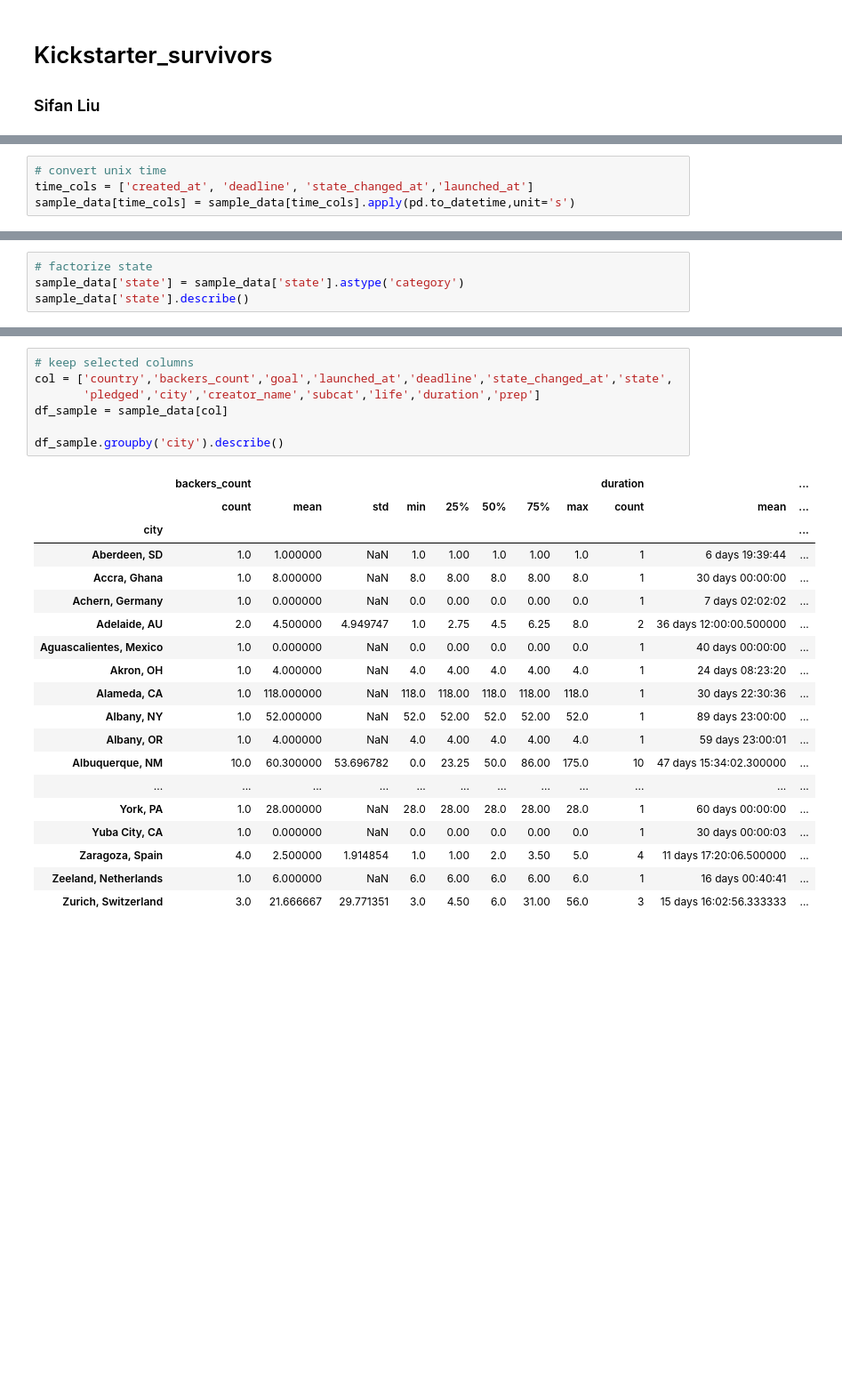
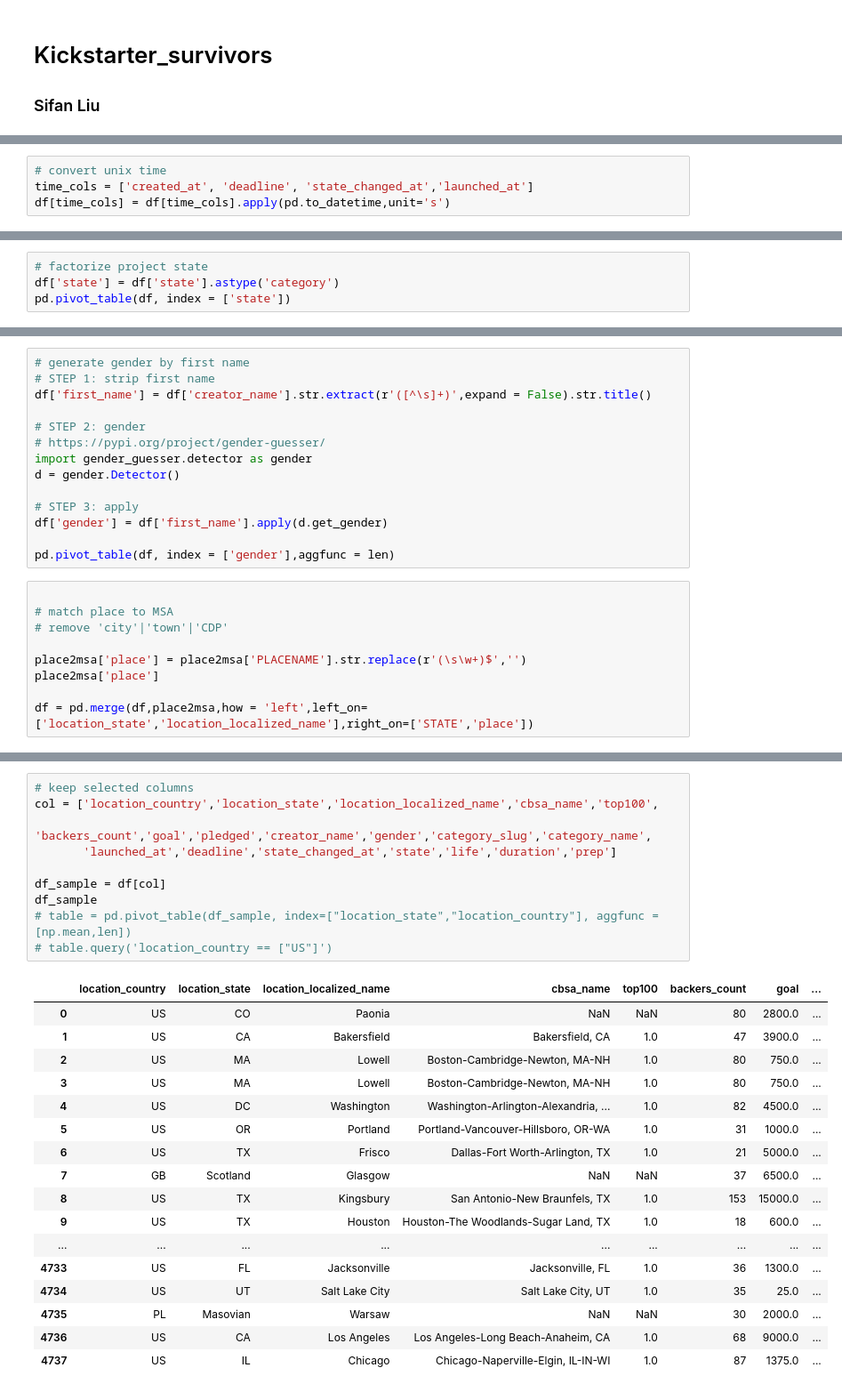
Before and after one commit to fansi-sifan/Kickstarter_survivor, a Jupyter notebook: Kickstarter_survivors.ipynb, the cells around one changed output, grey strips where cells are left out. Shown: that part at 89% size. Drawn from its saved outputs; the diff is of its cells as text; blank space fills up the shorter version.

Commit message:
Finalize sample data cleaning

```diff
--- a/Kickstarter_survivors.ipynb
+++ b/Kickstarter_survivors.ipynb
@@ -30,4 +80,4 @@ memory usage: 1.0+ MB
 # %%
 # convert unix time
 time_cols = ['created_at', 'deadline', 'state_changed_at','launched_at']
-sample_data[time_cols] = sample_data[time_cols].apply(pd.to_datetime,unit='s')
+df[time_cols] = df[time_cols].apply(pd.to_datetime,unit='s')
@@ -34,5 +91,5 @@ sample_data[time_cols] = sample_data[time_cols].apply(pd.to_datetime,unit='s')
 # %%
-# factorize state
-sample_data['state'] = sample_data['state'].astype('category')
-sample_data['state'].describe()
+# factorize project state
+df['state'] = df['state'].astype('category')
+pd.pivot_table(df, index = ['state'])
 # %% [output]
@@ -90,0 +97,23 @@ sample_data['prep'] =  sample_data['launched_at'] - sample_data['created_at']
+# %%
+# generate gender by first name
+# STEP 1: strip first name
+df['first_name'] = df['creator_name'].str.extract(r'([^\s]+)',expand = False).str.title()
+
+# STEP 2: gender
+# https://pypi.org/project/gender-guesser/
+import gender_guesser.detector as gender
+d = gender.Detector()
+
+# STEP 3: apply
+df['gender'] = df['first_name'].apply(d.get_gender)
+
+pd.pivot_table(df, index = ['gender'],aggfunc = len)
+# %%
+
+# match place to MSA
+# remove 'city'|'town'|'CDP'
+
+place2msa['place'] = place2msa['PLACENAME'].str.replace(r'(\s\w+)$','')
+place2msa['place']
+
+df = pd.merge(df,place2msa,how = 'left',left_on=['location_state','location_localized_name'],right_on=['STATE','place'])
@@ -91,27 +122,28 @@ sample_data['prep'] =  sample_data['launched_at'] - sample_data['created_at']
 # %%
 # keep selected columns
-col = ['country','backers_count','goal','launched_at','deadline','state_changed_at','state',
-       'pledged','city','creator_name','subcat','life','duration','prep']
-df_sample = sample_data[col]
+col = ['location_country','location_state','location_localized_name','cbsa_name','top100',
+       'backers_count','goal','pledged','creator_name','gender','category_slug','category_name',
+       'launched_at','deadline','state_changed_at','state','life','duration','prep']
 
-df_sample.groupby('city').describe()
+df_sample = df[col]
+df_sample
+# table = pd.pivot_table(df_sample, index=["location_state","location_country"], aggfunc = [np.mean,len])
+# table.query('location_country == ["US"]')
 # %% [output]
-|  | backers_count |  |  |  |  |  |  |  | duration |  | ... |
-|  | count | mean | std | min | 25% | 50% | 75% | max | count | mean | ... |
-| city |  |  |  |  |  |  |  |  |  |  | ... |
-| Aberdeen, SD | 1.0 | 1.000000 | NaN | 1.0 | 1.00 | 1.0 | 1.00 | 1.0 | 1 | 6 days 19:39:44 | ... |
-| Accra, Ghana | 1.0 | 8.000000 | NaN | 8.0 | 8.00 | 8.0 | 8.00 | 8.0 | 1 | 30 days 00:00:00 | ... |
-| Achern, Germany | 1.0 | 0.000000 | NaN | 0.0 | 0.00 | 0.0 | 0.00 | 0.0 | 1 | 7 days 02:02:02 | ... |
-| Adelaide, AU | 2.0 | 4.500000 | 4.949747 | 1.0 | 2.75 | 4.5 | 6.25 | 8.0 | 2 | 36 days 12:00:00.500000 | ... |
-| Aguascalientes, Mexico | 1.0 | 0.000000 | NaN | 0.0 | 0.00 | 0.0 | 0.00 | 0.0 | 1 | 40 days 00:00:00 | ... |
-| Akron, OH | 1.0 | 4.000000 | NaN | 4.0 | 4.00 | 4.0 | 4.00 | 4.0 | 1 | 24 days 08:23:20 | ... |
-| Alameda, CA | 1.0 | 118.000000 | NaN | 118.0 | 118.00 | 118.0 | 118.00 | 118.0 | 1 | 30 days 22:30:36 | ... |
-| Albany, NY | 1.0 | 52.000000 | NaN | 52.0 | 52.00 | 52.0 | 52.00 | 52.0 | 1 | 89 days 23:00:00 | ... |
-| Albany, OR | 1.0 | 4.000000 | NaN | 4.0 | 4.00 | 4.0 | 4.00 | 4.0 | 1 | 59 days 23:00:01 | ... |
-| Albuquerque, NM | 10.0 | 60.300000 | 53.696782 | 0.0 | 23.25 | 50.0 | 86.00 | 175.0 | 10 | 47 days 15:34:02.300000 | ... |
-| ... | ... | ... | ... | ... | ... | ... | ... | ... | ... | ... | ... |
-| York, PA | 1.0 | 28.000000 | NaN | 28.0 | 28.00 | 28.0 | 28.00 | 28.0 | 1 | 60 days 00:00:00 | ... |
-| Yuba City, CA | 1.0 | 0.000000 | NaN | 0.0 | 0.00 | 0.0 | 0.00 | 0.0 | 1 | 30 days 00:00:03 | ... |
-| Zaragoza, Spain | 4.0 | 2.500000 | 1.914854 | 1.0 | 1.00 | 2.0 | 3.50 | 5.0 | 4 | 11 days 17:20:06.500000 | ... |
-| Zeeland, Netherlands | 1.0 | 6.000000 | NaN | 6.0 | 6.00 | 6.0 | 6.00 | 6.0 | 1 | 16 days 00:40:41 | ... |
-| Zurich, Switzerland | 3.0 | 21.666667 | 29.771351 | 3.0 | 4.50 | 6.0 | 31.00 | 56.0 | 3 | 15 days 16:02:56.333333 | ... |
+|  | location_country | location_state | location_localized_name | cbsa_name | top100 | backers_count | goal | ... |
+| 0 | US | CO | Paonia | NaN | NaN | 80 | 2800.0 | ... |
+| 1 | US | CA | Bakersfield | Bakersfield, CA | 1.0 | 47 | 3900.0 | ... |
+| 2 | US | MA | Lowell | Boston-Cambridge-Newton, MA-NH | 1.0 | 80 | 750.0 | ... |
+| 3 | US | MA | Lowell | Boston-Cambridge-Newton, MA-NH | 1.0 | 80 | 750.0 | ... |
+| 4 | US | DC | Washington | Washington-Arlington-Alexandria, ... | 1.0 | 82 | 4500.0 | ... |
+| 5 | US | OR | Portland | Portland-Vancouver-Hillsboro, OR-WA | 1.0 | 31 | 1000.0 | ... |
+| 6 | US | TX | Frisco | Dallas-Fort Worth-Arlington, TX | 1.0 | 21 | 5000.0 | ... |
+| 7 | GB | Scotland | Glasgow | NaN | NaN | 37 | 6500.0 | ... |
+| 8 | US | TX | Kingsbury | San Antonio-New Braunfels, TX | 1.0 | 153 | 15000.0 | ... |
+| 9 | US | TX | Houston | Houston-The Woodlands-Sugar Land, TX | 1.0 | 18 | 600.0 | ... |
+| ... | ... | ... | ... | ... | ... | ... | ... | ... |
+| 4733 | US | FL | Jacksonville | Jacksonville, FL | 1.0 | 36 | 1300.0 | ... |
+| 4734 | US | UT | Salt Lake City | Salt Lake City, UT | 1.0 | 35 | 25.0 | ... |
+| 4735 | PL | Masovian | Warsaw | NaN | NaN | 30 | 2000.0 | ... |
+| 4736 | US | CA | Los Angeles | Los Angeles-Long Beach-Anaheim, CA | 1.0 | 68 | 9000.0 | ... |
+| 4737 | US | IL | Chicago | Chicago-Naperville-Elgin, IL-IN-WI | 1.0 | 87 | 1375.0 | ... |
```
Also changed, not shown: parts of 21 cells of this notebook, 4 other files.
